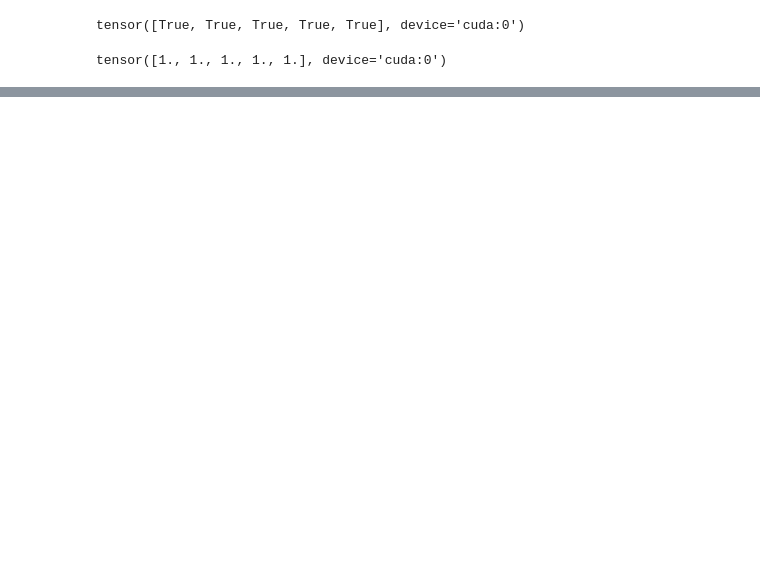
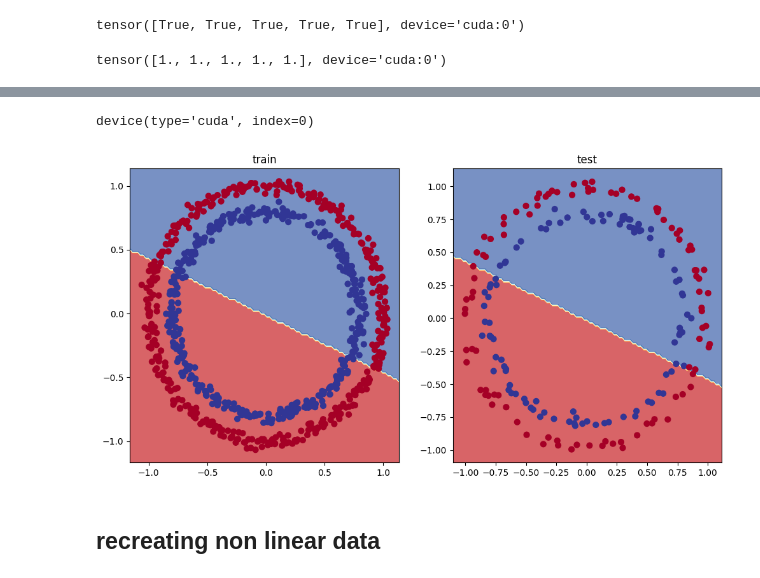
Before and after one commit to govind527/Pytorch_Practice, a Jupyter notebook: Pytorch_NN_Classification.ipynb, the cells around one changed output, grey strips where cells are left out. Saved outputs shown, nothing was run; the diff lists cells and outputs as text; code cells hidden in the pictures; blank space fills up the shorter version.

```diff
--- a/Pytorch_NN_Classification.ipynb
+++ b/Pytorch_NN_Classification.ipynb
@@ -276,0 +404,37 @@ for epoch in range(epochs):
+# %%
+##training
+
+torch.manual_seed(42)
+torch.cuda.manual_seed(42)
+
+epochs=1000
+
+X_train,y_train=X_train.to(device),y_train.to(device)
+X_test,y_test=X_test.to(device),y_test.to(device)
+
+##training
+
+for epoch in range(epochs):
+  model_1.train()
+
+  y_logits=model_1(X_train).squeeze()
+  y_pred=torch.round(torch.sigmoid(y_logits))
+
+  loss=loss_fn(y_logits,y_train)
+  acc=accuracy_fn(y_true=y_train,y_pred=y_pred)
+
+  optimizer.zero_grad()
+  loss.backward()
+  optimizer.step()
+
+  ## testing
+
+  model_1.eval()
+  with torch.inference_mode():
+    test_logits=model_1(X_test).squeeze()
+    test_pred=torch.round(torch.sigmoid(test_logits))
+
+    test_loss=loss_fn(test_logits,y_test)
+    test_acc=accuracy_fn(y_true=y_test,y_pred=test_pred)
+  if epoch%10==0:
+    print(f" epoch: {epoch} | loss: {loss:.5f} | Acc : {acc:.2f}% | test_loss : {test_loss:.5f} | test_acc : {test_acc:.2f}%")
@@ -276,0 +479,16 @@ for epoch in range(epochs):
+# %%
+next(model_1.parameters()).device
+# %% [output]
+device(type='cuda', index=0)
+# %%
+plt.figure(figsize=(12,6))
+plt.subplot(1,2,1)
+plt.title("train")
+plot_decision_boundary(model_1,X_train,y_train)
+plt.subplot(1,2,2)
+plt.title("test")
+plot_decision_boundary(model_1,X_test,y_test)
+# %% [output]
+[figure, added]
+# %% [markdown]
+## recreating non linear data
```
Also changed, not shown: parts of 23 cells of this notebook.
